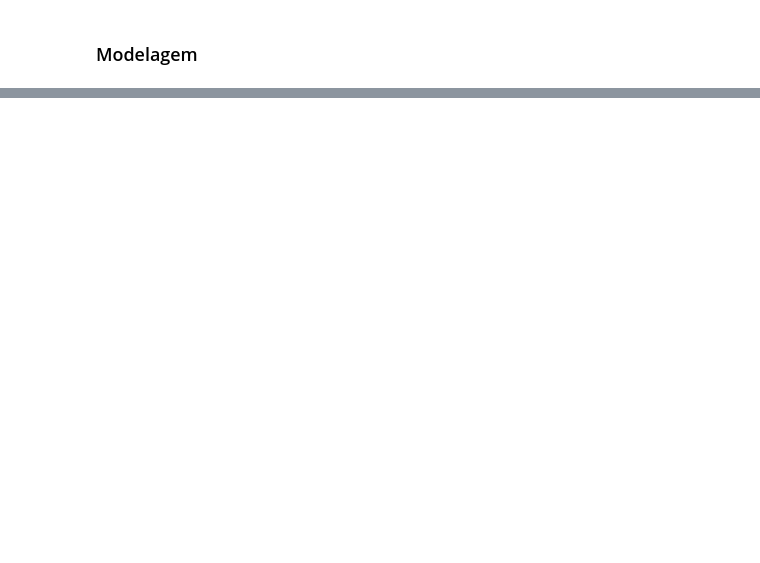
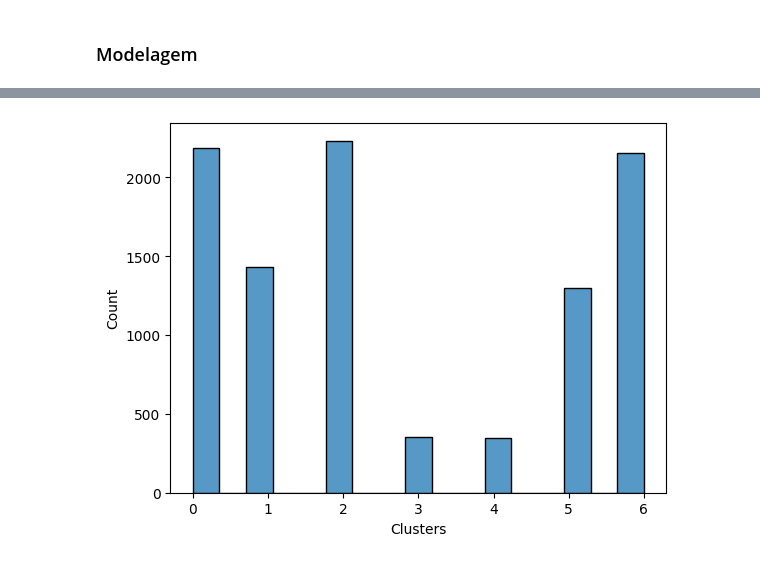
Before and after one commit to kikottoni/recipe_recommendation, a Jupyter notebook: Rec.sis_v2/Notebook/recipe_model.ipynb, the cells around one changed output, grey strips where cells are left out. Drawn from its saved outputs; the diff is of its cells as text; code cells hidden in the pictures; blank space fills up the shorter version.

```diff
--- a/Rec.sis_v2/Notebook/recipe_model.ipynb
+++ b/Rec.sis_v2/Notebook/recipe_model.ipynb
@@ -651,0 +618,5 @@ np.linalg.norm(recipes['vectorize_text'][9])
+# %%
+kmeans  =  cluster.KMeans(n_clusters = 7, init = "k-means++")
+kmeans  =  kmeans.fit(recipes_scale[colunas])
+# %%
+recipes_final['Clusters'] = kmeans.labels_
@@ -651,0 +632,4 @@ np.linalg.norm(recipes['vectorize_text'][9])
+# %%
+sns.histplot(data=recipes_final, x='Clusters');
+# %% [output]
+[figure, added]
```
Also changed, not shown: parts of 43 cells of this notebook.
